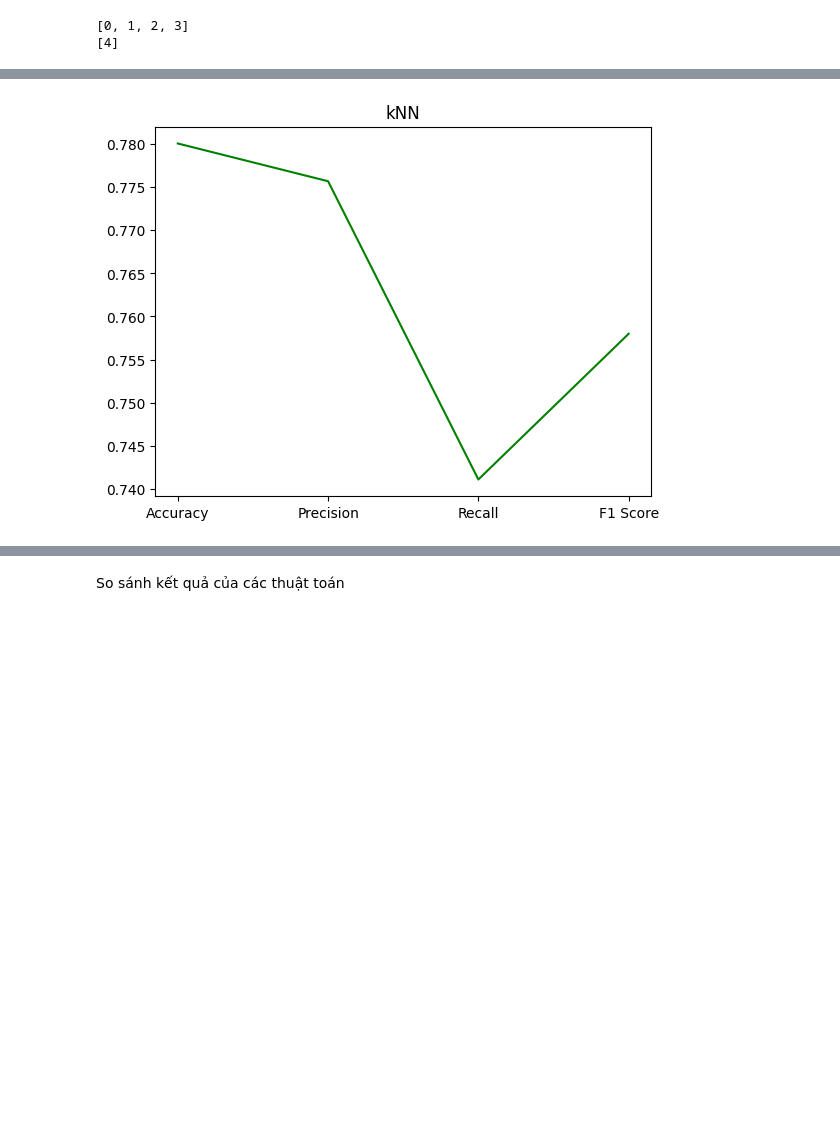
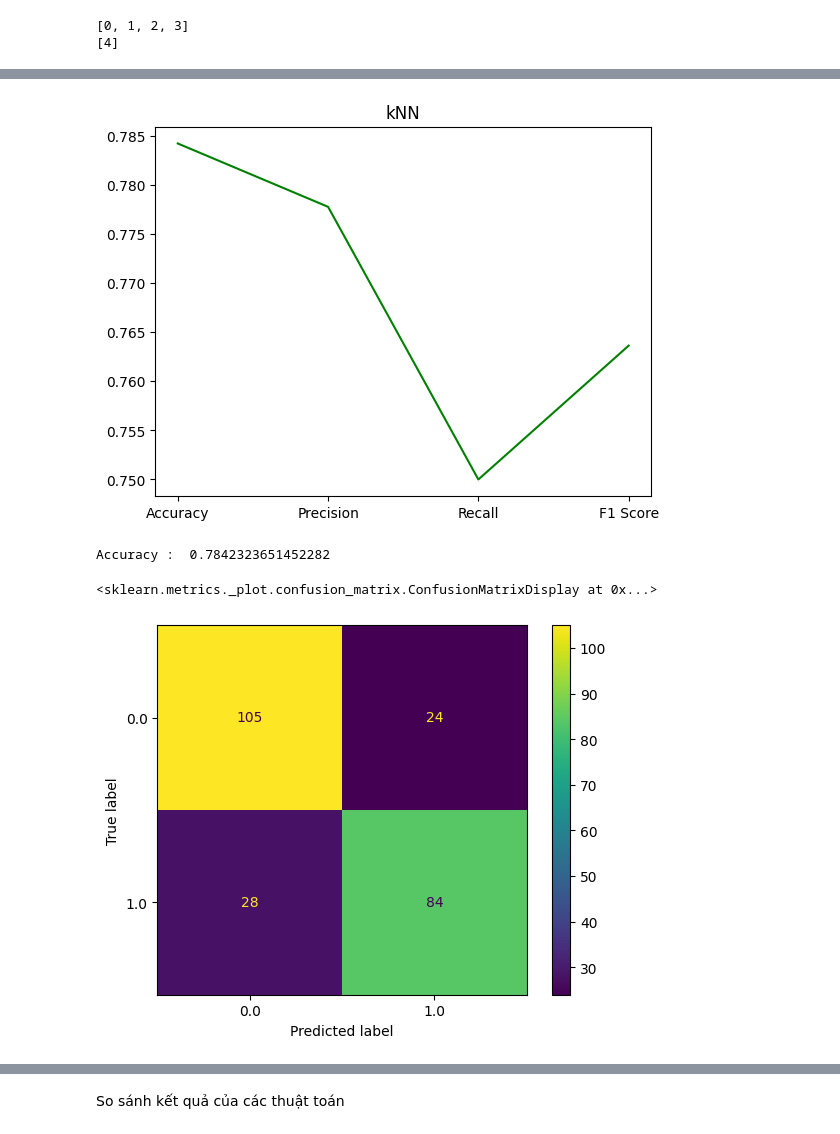
Before and after one commit to NguyenThiHongLinh/ML2023, a Jupyter notebook: Nhom2_Seminar_ML.ipynb, the cells around one changed output, grey strips where cells are left out. Saved outputs shown, nothing was run; the diff lists cells and outputs as text; code cells hidden in the pictures; blank space fills up the shorter version.

```diff
--- a/Nhom2_Seminar_ML.ipynb
+++ b/Nhom2_Seminar_ML.ipynb
@@ -231,22 +263,28 @@ plt.show()
 # %%
 #kNN
 knn = KNeighborsClassifier(n_neighbors=5)
 knn.fit(X_train, y_train)
 y_pred_knn= knn.predict(X_test)
 
 accuracy_knn = accuracy_score(y_test, y_pred_knn)
 precision_knn = precision_score(y_test, y_pred_knn)
 recall_knn = recall_score(y_test, y_pred_knn)
 f1_knn = f1_score(y_test, y_pred_knn)
 
 #Create data for plotting
 values = [accuracy_knn, precision_knn, recall_knn, f1_knn]
 names = ["Accuracy", "Precision", "Recall", "F1 Score"]
 plt.plot(names, values, color="green")
 plt.title("kNN")
 plt.show()
+
+print ("Accuracy : ", accuracy_knn)
+ConfusionMatrixDisplay.from_predictions(y_test, y_pred_knn)
 # %% [output]
-[figure, old version]
+[figure, new version]
+Accuracy :  0.7842323651452282
+<sklearn.metrics._plot.confusion_matrix.ConfusionMatrixDisplay at 0x...>
+[figure, added]
 # %%
 #Decision tree classifier
 from sklearn import tree
```
Also changed, not shown: parts of 12 cells of this notebook.
